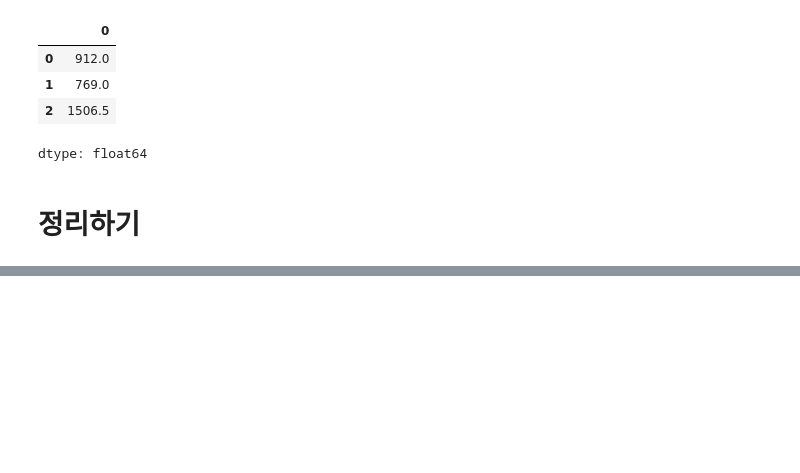
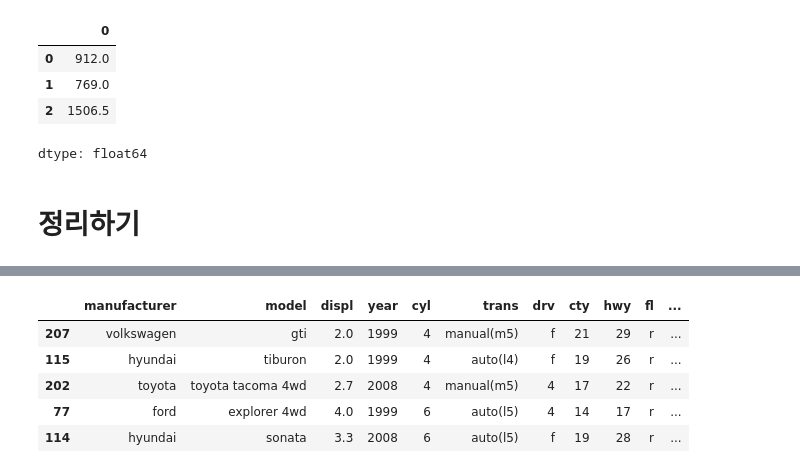
Before and after one commit to chaeunbi0411/2025-1-myclass-BDA, a Jupyter notebook: inclass/04w_A_mon_0331_easy_04_dataframe_basic_ipynb의_사본.ipynb, the cells around one changed output, grey strips where cells are left out. Saved outputs shown, nothing was run; the diff lists cells and outputs as text; code cells hidden in the pictures; blank space fills up the shorter version.

```diff
--- a/inclass/04w_A_mon_0331_easy_04_dataframe_basic_ipynb의_사본.ipynb
+++ b/inclass/04w_A_mon_0331_easy_04_dataframe_basic_ipynb의_사본.ipynb
@@ -672,0 +712,9 @@ df_midterm.to_csv('output_newdata3.csv', index = False)
+# %%
+mpg.sample(5)
+# %% [output]
+|  | manufacturer | model | displ | year | cyl | trans | drv | cty | hwy | fl | ... |
+| 207 | volkswagen | gti | 2.0 | 1999 | 4 | manual(m5) | f | 21 | 29 | r | ... |
+| 115 | hyundai | tiburon | 2.0 | 1999 | 4 | auto(l4) | f | 19 | 26 | r | ... |
+| 202 | toyota | toyota tacoma 4wd | 2.7 | 2008 | 4 | manual(m5) | 4 | 17 | 22 | r | ... |
+| 77 | ford | explorer 4wd | 4.0 | 1999 | 6 | auto(l5) | 4 | 14 | 17 | r | ... |
+| 114 | hyundai | sonata | 3.3 | 2008 | 6 | auto(l5) | f | 19 | 28 | r | ... |
```
Also changed, not shown: parts of 33 cells of this notebook.
